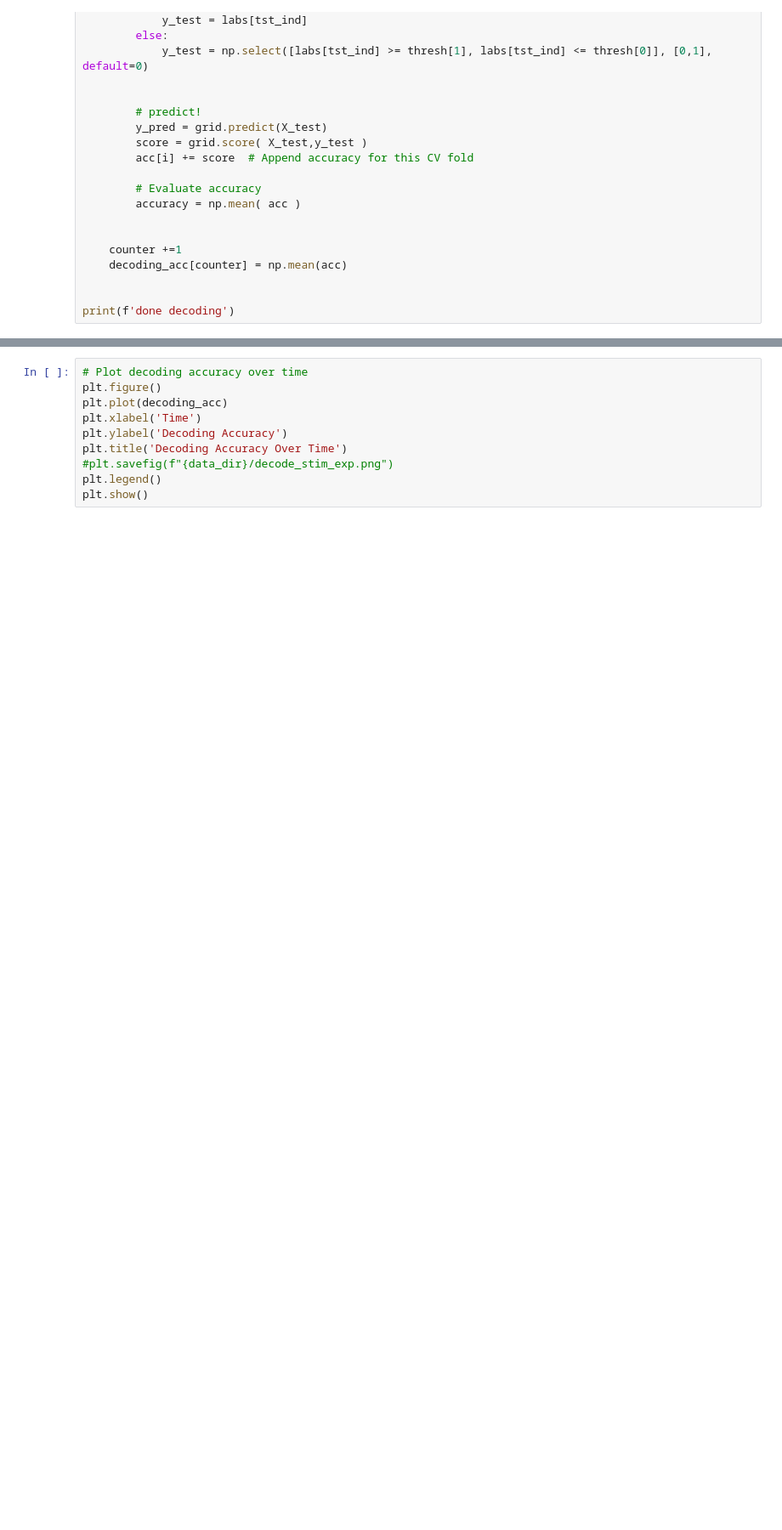
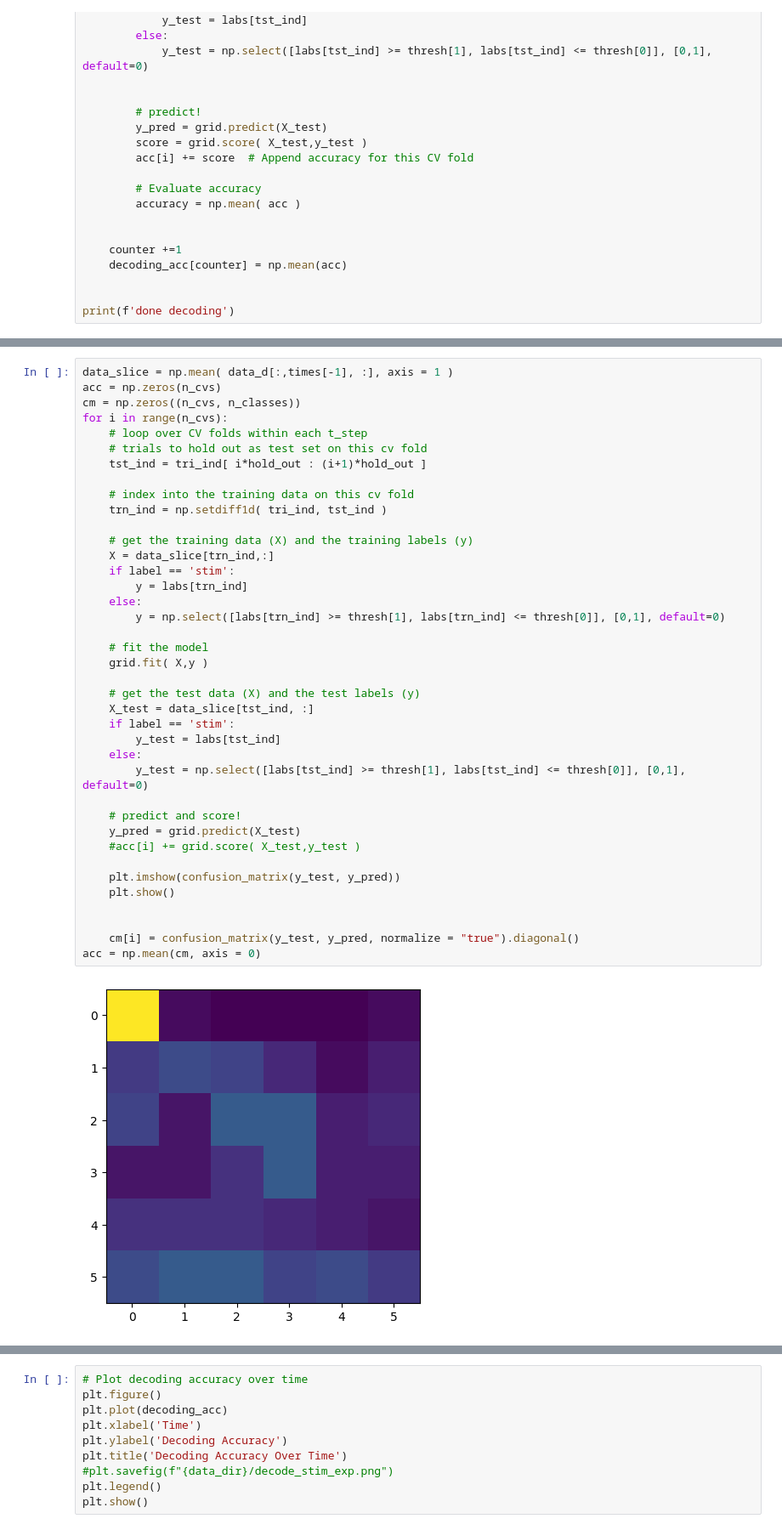
Before and after one commit to hkular/RNN_Geo, a Jupyter notebook: decode_slidingwin.ipynb, the cells around one changed output, grey strips where cells are left out. Shown at 85% size. Drawn from its saved outputs; the diff is of its cells as text; blank space fills up the shorter version.

Commit message:
finished all models layer1

```diff
--- a/decode_slidingwin.ipynb
+++ b/decode_slidingwin.ipynb
@@ -232,3 +232,44 @@ else:
 print(f'done decoding')
 # %% [output]
 done decoding
+# %%
+data_slice = np.mean( data_d[:,times[-1], :], axis = 1 )
+acc = np.zeros(n_cvs)
+cm = np.zeros((n_cvs, n_classes))
+for i in range(n_cvs):
+    # loop over CV folds within each t_step
+    # trials to hold out as test set on this cv fold
+    tst_ind = tri_ind[ i*hold_out : (i+1)*hold_out ]
+
+    # index into the training data on this cv fold
+    trn_ind = np.setdiff1d( tri_ind, tst_ind )
+
+    # get the training data (X) and the training labels (y)
+    X = data_slice[trn_ind,:]
+    if label == 'stim':
+        y = labs[trn_ind]
+    else:
+        y = np.select([labs[trn_ind] >= thresh[1], labs[trn_ind] <= thresh[0]], [0,1], default=0)
+
+    # fit the model
+    grid.fit( X,y )
+
+    # get the test data (X) and the test labels (y)
+    X_test = data_slice[tst_ind, :]
+    if label == 'stim':
+        y_test = labs[tst_ind]
+    else:
+        y_test = np.select([labs[tst_ind] >= thresh[1], labs[tst_ind] <= thresh[0]], [0,1], default=0)
+
+    # predict and score!
+    y_pred = grid.predict(X_test)
+    #acc[i] += grid.score( X_test,y_test )
+
+    plt.imshow(confusion_matrix(y_test, y_pred))
+    plt.show()
+
+
+    cm[i] = confusion_matrix(y_test, y_pred, normalize = "true").diagonal()
+acc = np.mean(cm, axis = 0)
+# %% [output]
+[figure, added]
```
Also changed, not shown: parts of 7 cells of this notebook, 4 other files.
